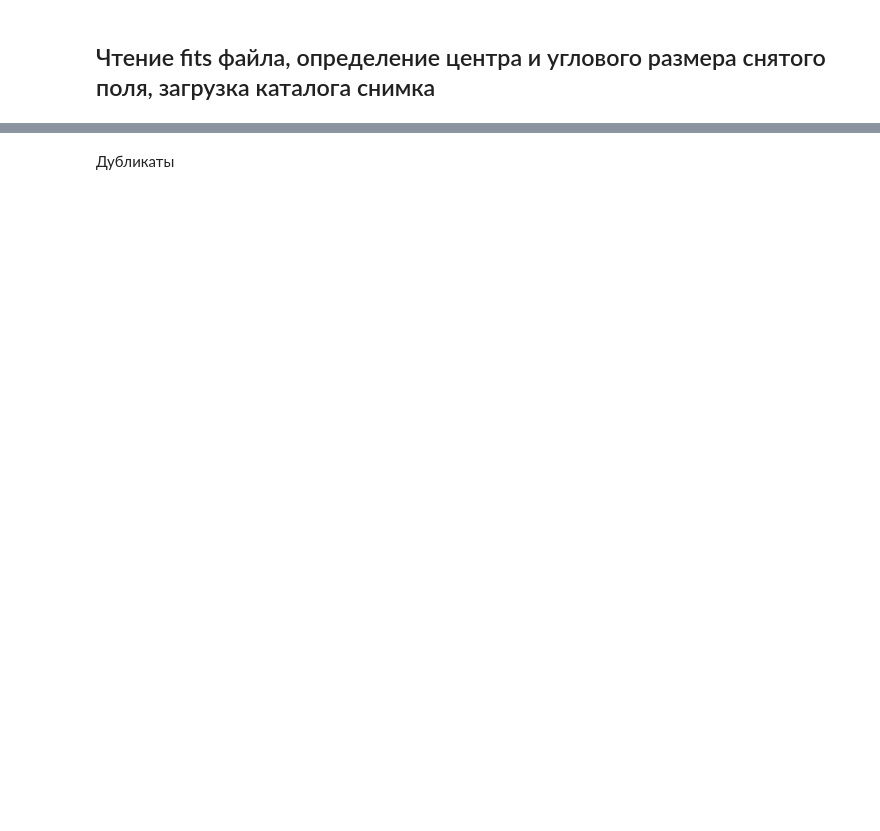
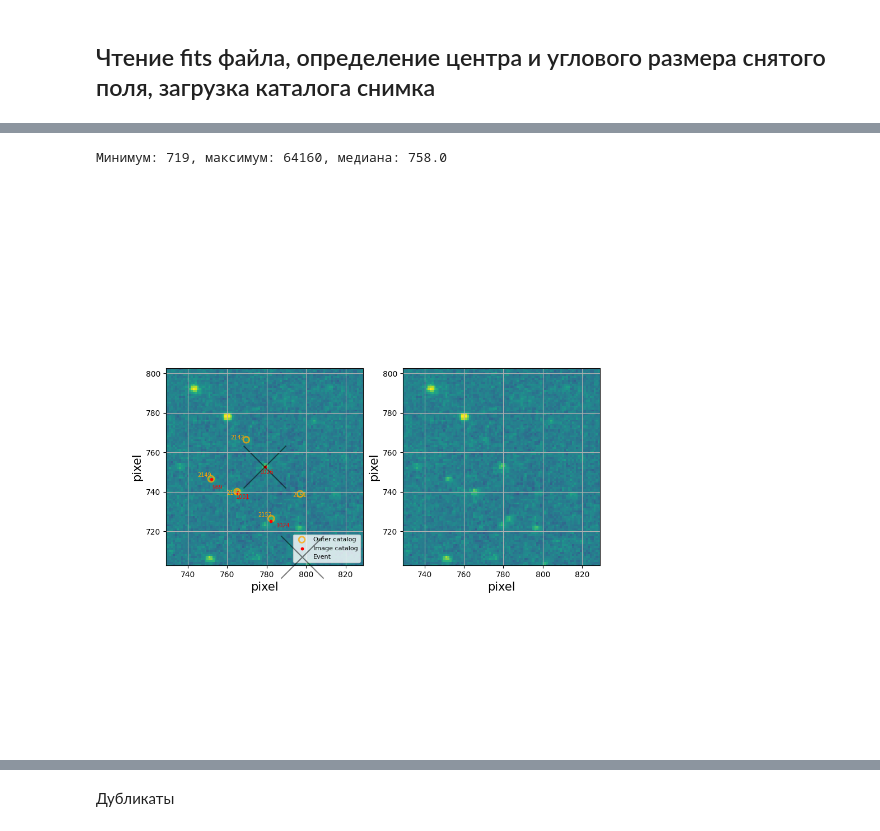
Before and after one commit to EA4096/xMatch, a Jupyter notebook: Final_comments.ipynb, the cells around one changed output, grey strips where cells are left out. Drawn from its saved outputs; the diff is of its cells as text; code cells hidden in the pictures; blank space fills up the shorter version.

```diff
--- a/Final_comments.ipynb
+++ b/Final_comments.ipynb
@@ -151,0 +143,5 @@ noid
+# %%
+df2 = pd.DataFrame()
+
+for  i in columns_to_import[cat_name]:
+    df2[i] = outer_cat[i].value
@@ -151,0 +256,4 @@ noid
+# %%
+obj_coord = SkyCoord(obj[0]*u.deg, obj[1]*u.deg)
+df1_coord = SkyCoord(df1.iloc[:, 0].values.astype(float).tolist(), df1.iloc[:, 2].values.astype(float).tolist(), frame="icrs", unit="deg")
+df2_coord = SkyCoord(df2.iloc[:, 0].values.astype(float).tolist(), df2.iloc[:, 2].values.astype(float).tolist(), frame="icrs", unit="deg")
@@ -151,0 +329,70 @@ noid
+# %%
+sep = 25*u.arcsec
+
+im_cent = df1.loc[obj_coord.separation(df1_coord) < sep]
+cat_cent = df2.loc[obj_coord.separation(df2_coord) < sep]
+
+im_cent_sk  = SkyCoord(im_cent.iloc[:, 0].values.astype(float).tolist(), im_cent.iloc[:, 2].values.astype(float).tolist(), frame="icrs", unit="deg")
+cat_cent_sk = SkyCoord(cat_cent.iloc[:, 0].values.astype(float).tolist(), cat_cent.iloc[:, 2].values.astype(float).tolist(), frame="icrs", unit="deg")
+
+im_text = np.array((im_cent.index), dtype = str)
+cat_text = np.array((cat_cent.index), dtype = str)
+# %%
+%matplotlib ipympl
+import scipy.stats as st
+
+q = st.chi2(df=2).ppf(.99997)
+delta = 50
+
+fig, [ax, ax1] = plt.subplots(1, 2, figsize=(10,10))
+
+#Центрируем на событие
+cent = np.array((w.world_to_pixel(obj_coord)[0], w.world_to_pixel(obj_coord)[1]))
+
+# объекты из каталога
+ax.scatter(w.world_to_pixel(cat_cent_sk)[0], w.world_to_pixel(cat_cent_sk)[1], s=60, marker='o', label='Outer catalog',
+                   linewidths = 2,
+                   edgecolors = 'orange',
+                   facecolors='none',
+                   alpha=0.75)
+
+for i in range(len(cat_text)):
+    ax.annotate(cat_text[i],  (w.world_to_pixel(cat_cent_sk[i])[0] - np.random.rand()*6 - 3, w.world_to_pixel(cat_cent_sk[i])[1] + np.random.rand()*6 - 3), c = 'orange', size=7, alpha=1)
+
+
+#объекты с изображения
+ax.scatter(w.world_to_pixel(im_cent_sk)[0], w.world_to_pixel(im_cent_sk)[1], s=10, color='r', label='Image catalog')
+
+for i in range(len(im_text)):
+    ax.annotate(im_text[i],  (w.world_to_pixel(im_cent_sk[i])[0] + np.random.rand()*6 - 3, w.world_to_pixel(im_cent_sk[i])[1] - np.random.rand()*6 - 3), c = 'r', size=7, alpha=1)
+
+
+
+ax.scatter(w.world_to_pixel(obj_coord)[0], w.world_to_pixel(obj_coord)[1], color='k', marker="x", alpha=.5, label='Event', s=3000)
+
+thr = img.data.mean() - img.data.min()
+m = np.median(img.data)
+
+ax.imshow(img.data, vmin=img.data.min(), vmax=m + thr)
+ax1.imshow(img.data, vmin=img.data.min(), vmax=m + thr)
+
+ax.set_xlim(cent[0] - delta, cent[0] + delta)
+ax1.set_xlim(cent[0] - delta, cent[0] + delta)
+
+ax.set_ylim(cent[1] - delta, cent[1] + delta)
+ax1.set_ylim(cent[1] - delta, cent[1] + delta)
+
+ax.set_xlabel('pixel', fontsize=15)
+ax.set_ylabel('pixel', fontsize=15)
+ax1.set_xlabel('pixel', fontsize=15)
+ax1.set_ylabel('pixel', fontsize=15)
+
+ax.grid()
+ax1.grid()
+ax.legend(loc=4,prop={'size': 8})
+
+# plt.savefig('first slide.png')
+print('Минимум: {}, максимум: {}, медиана: {}'.format(img.data.min(), img.data.max(), np.median(img.data)))
+# %% [output]
+Минимум: 719, максимум: 64160, медиана: 758.0
+[figure, added]
```
Also changed, not shown: parts of 66 cells of this notebook.
